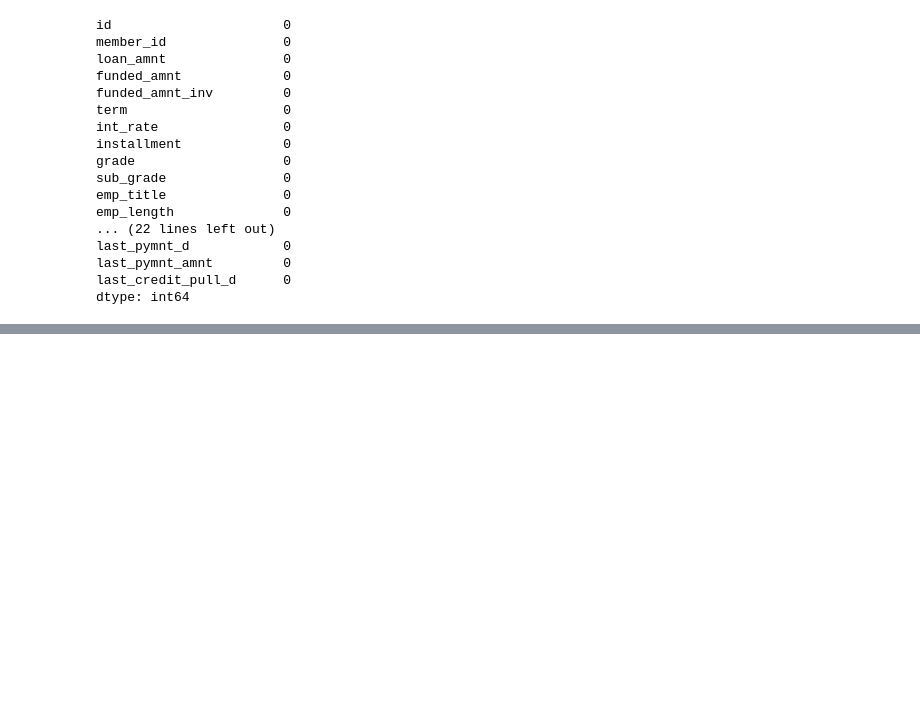
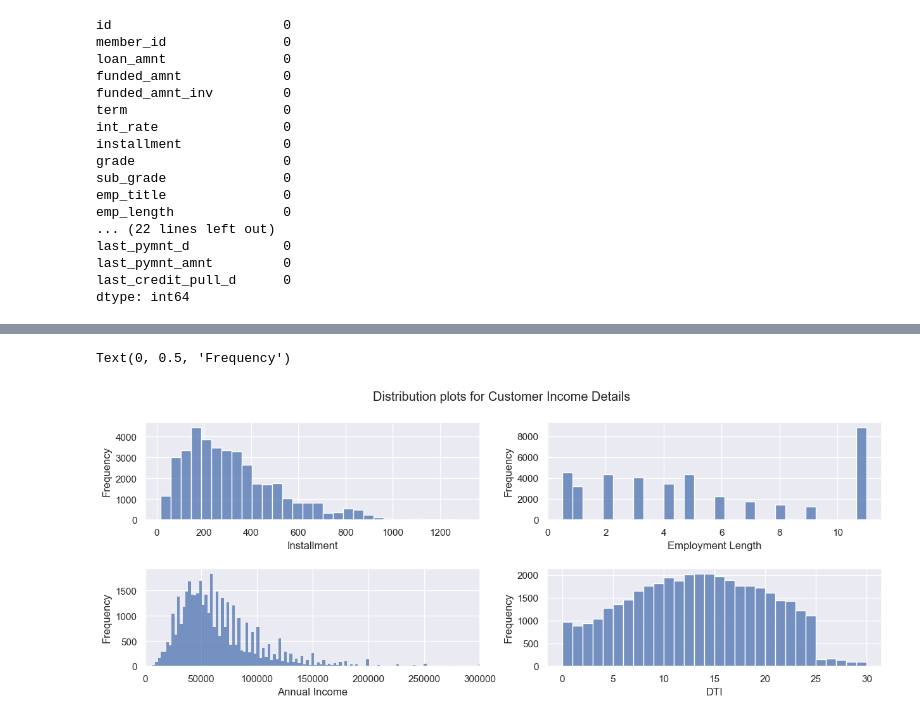
Before and after one commit to MallikaBera/LendingClubCaseStudy, a Jupyter notebook: Code_v02.ipynb, the cells around one changed output, grey strips where cells are left out. Cells and saved outputs as stored; diff of their text form; code cells hidden in the pictures; blank space fills up the shorter version.

```diff
--- a/Code_v02.ipynb
+++ b/Code_v02.ipynb
@@ -280,0 +590,29 @@ dtype: int64
+# %%
+# Plot Customer related columns :
+fig, axs = plt.subplots(nrows=2, ncols=2, figsize=(15, 5))
+fig.suptitle('Distribution plots for Customer Income Details')
+fig.subplots_adjust(hspace=0.5)
+
+# Plot 1: Frequency distribution of 'installment'
+sns.histplot(loan['installment'], kde=False, ax=axs[0,0], bins=30)
+axs[0,0].set_xlabel('Installment')
+axs[0,0].set_ylabel('Frequency')
+
+# Plot 2: Frequency distribution of 'emp_length'
+sns.histplot(loan['emp_length'], kde=False, ax=axs[0,1], bins=30)
+axs[0,1].set_xlabel('Employment Length')
+axs[0,1].set_ylabel('Frequency')
+
+# Plot 3: Frequency distribution of 'annual_inc'
+sns.histplot(loan['annual_inc'], kde=False, ax=axs[1,0])
+axs[1,0].set_xlim(0,300000)
+axs[1,0].set_xlabel('Annual Income')
+axs[1,0].set_ylabel('Frequency')
+
+# Plot 4: Frequency distribution of 'DTI'
+sns.histplot(loan['dti'], kde=False, ax=axs[1,1], bins=30)
+axs[1,1].set_xlabel('DTI')
+axs[1,1].set_ylabel('Frequency')
+# %% [output]
+Text(0, 0.5, 'Frequency')
+[figure, added]
```
Also changed, not shown: parts of 46 cells of this notebook.
